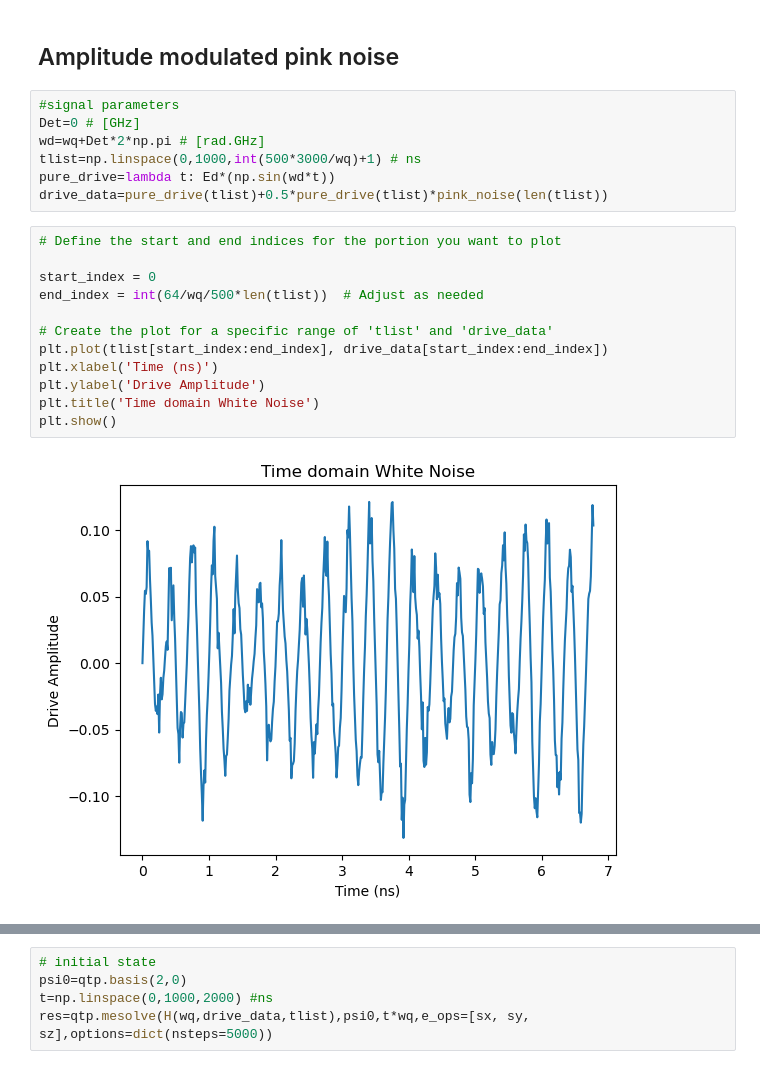
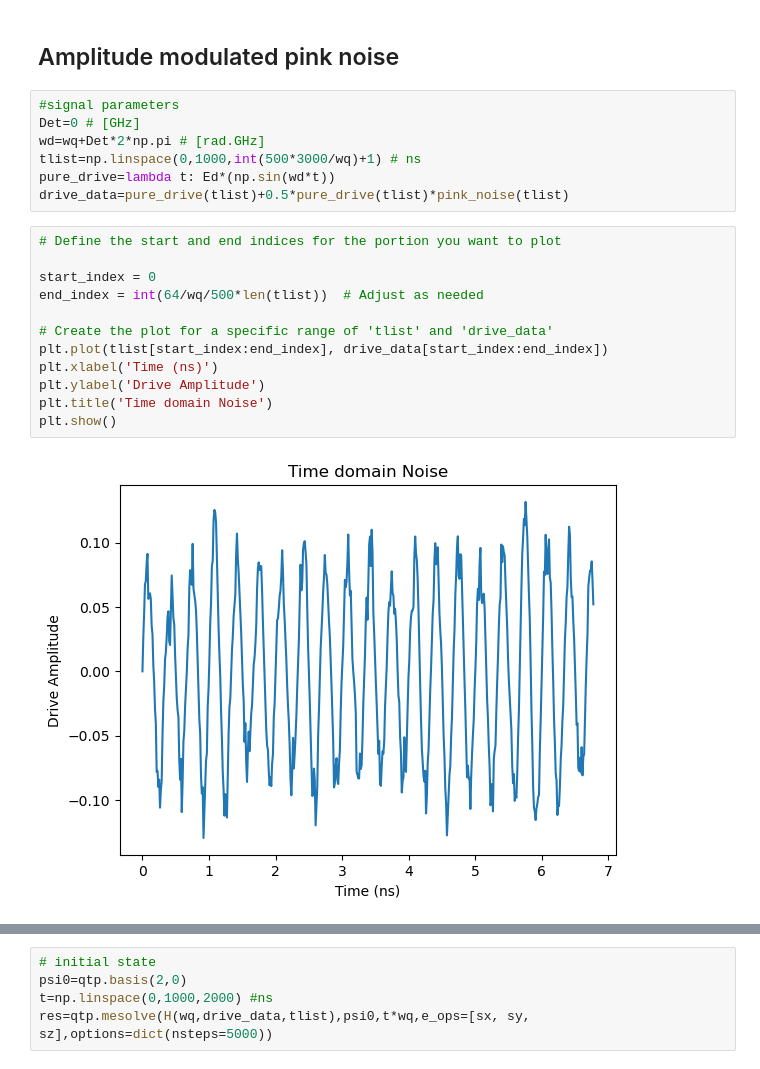
Before and after one commit to Danielgb23/superconducting_qubit_3, a Jupyter notebook: Daniel_simulation_qubit_am_noise.ipynb, the cells around one changed output, grey strips where cells are left out. Drawn from its saved outputs; the diff is of its cells as text.

```diff
--- a/Daniel_simulation_qubit_am_noise.ipynb
+++ b/Daniel_simulation_qubit_am_noise.ipynb
@@ -253,21 +268,21 @@ Det=0 # [GHz]
 wd=wq+Det*2*np.pi # [rad.GHz]
 tlist=np.linspace(0,1000,int(500*3000/wq)+1) # ns
 pure_drive=lambda t: Ed*(np.sin(wd*t))
-drive_data=pure_drive(tlist)+0.5*pure_drive(tlist)*pink_noise(len(tlist))
+drive_data=pure_drive(tlist)+0.5*pure_drive(tlist)*pink_noise(tlist)
 # %%
 # Define the start and end indices for the portion you want to plot
 
 start_index = 0
 end_index = int(64/wq/500*len(tlist))  # Adjust as needed
 
 # Create the plot for a specific range of 'tlist' and 'drive_data'
 plt.plot(tlist[start_index:end_index], drive_data[start_index:end_index])
 plt.xlabel('Time (ns)')
 plt.ylabel('Drive Amplitude')
-plt.title('Time domain White Noise')
+plt.title('Time domain Noise')
 plt.show()
 # %% [output]
-[figure, old version]
+[figure, new version]
 # %%
 # prompt: plot the fft of drive_data with a proper freq axis
 
```
Also changed, not shown: parts of 16 cells of this notebook.
